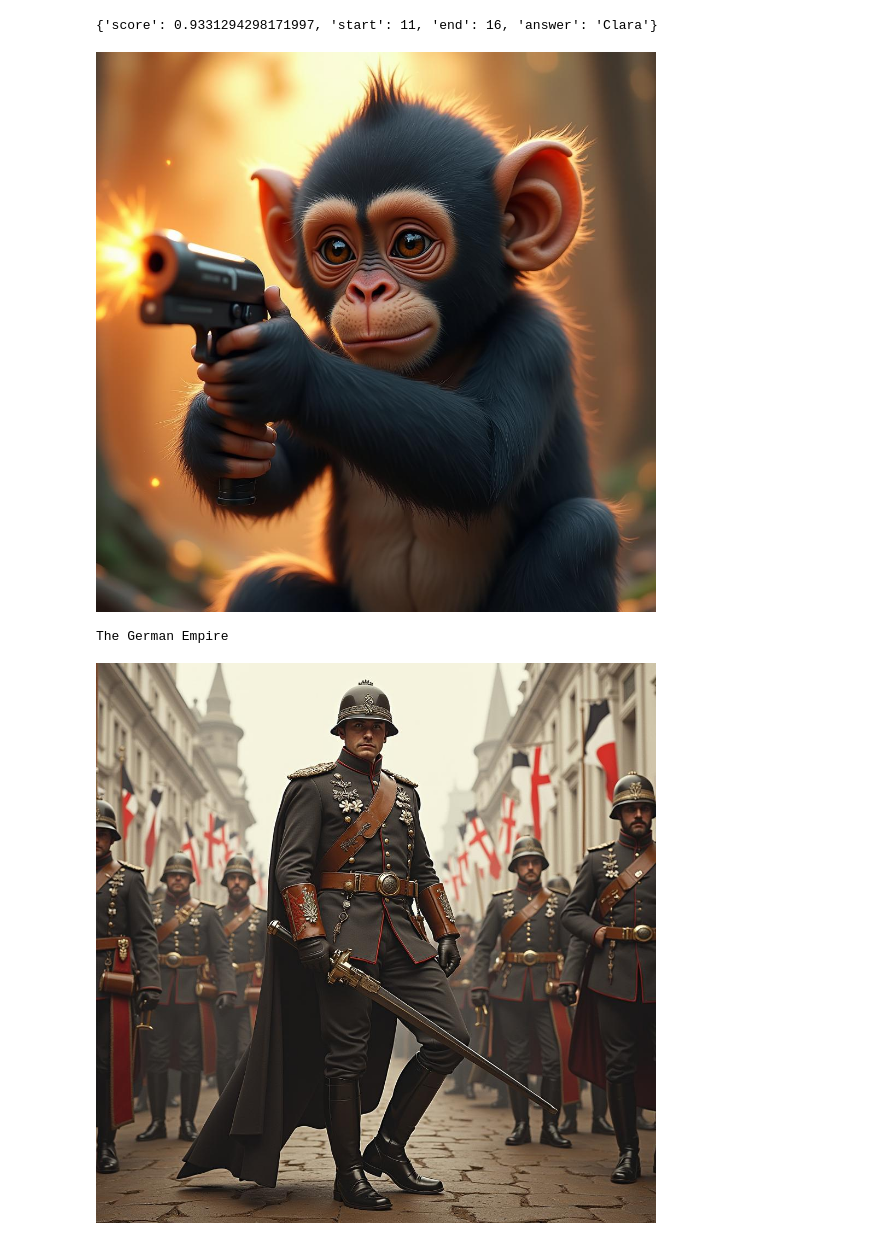
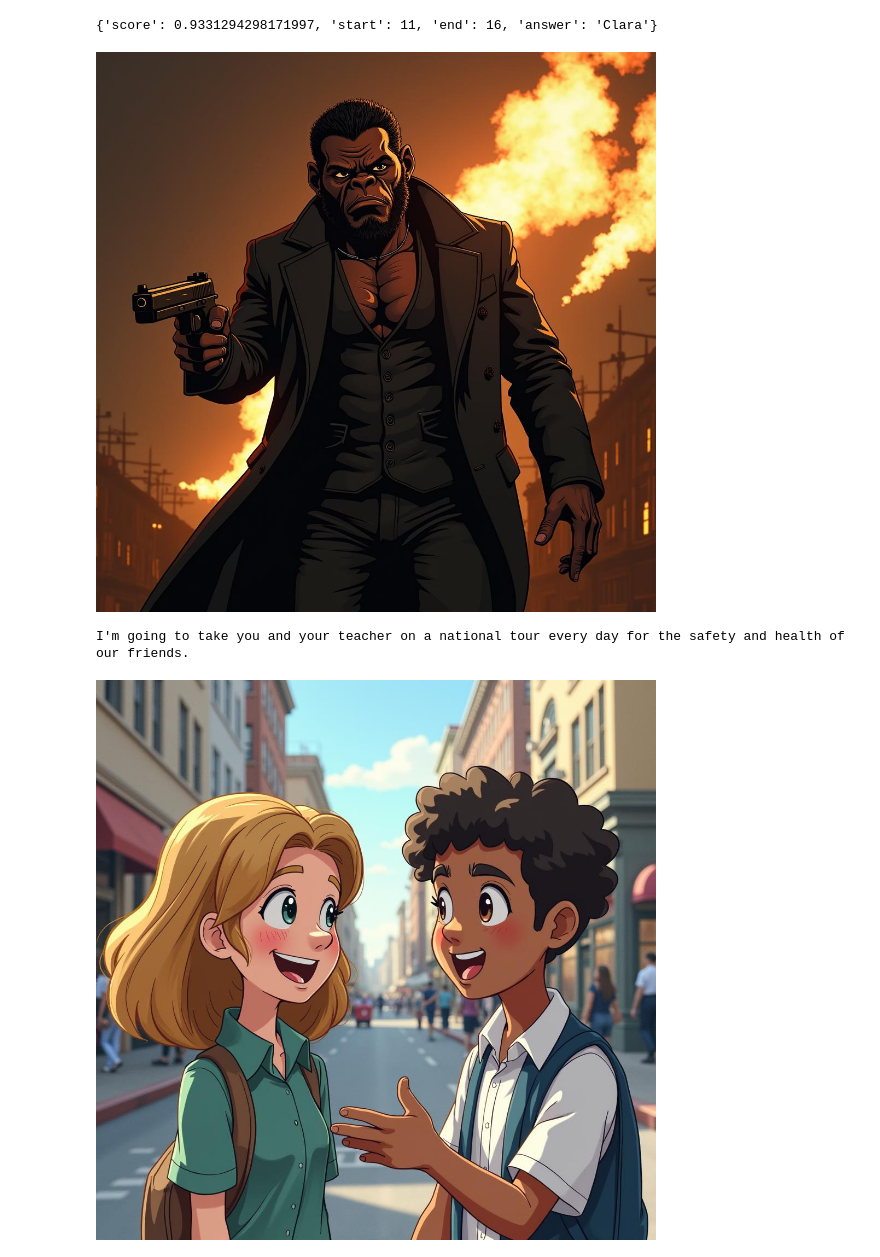
Before and after one commit to kimkinghyeon/18_DEEP_LEARNING, a Jupyter notebook: 02_huggingface/03_inference_api.ipynb, the cells around one changed output. Drawn from its saved outputs; the diff is of its cells as text; code cells hidden in the pictures.

```diff
--- a/02_huggingface/03_inference_api.ipynb
+++ b/02_huggingface/03_inference_api.ipynb
@@ -35,7 +35,7 @@ def query(payload):
 	response = requests.post(API_URL, headers=headers, json=payload)
 	return response.content
 image_bytes = query({
-	"inputs": "monkey gunfire",
+	"inputs": "mafia kingkong is gunfire",
 })
 # You can access the image with PIL.Image for example
 import io
@@ -44,7 +44,7 @@ image = Image.open(io.BytesIO(image_bytes))
 
 image
 # %% [output]
-[figure, old version]
+[figure, new version]
 # %%
 from transformers import pipeline
 import requests
@@ -81,33 +81,33 @@ translator = pipeline(
     device=-1,  # CPU에서 실행
     src_lang='kor_Hang',
     tgt_lang='eng_Latn',
     max_length=512
 )
 
 # 번역할 텍스트
-text = '독일제국'
+text = '우리 친구들의 안전과 건강을 위해 선생님과 매일 매일 국어 여행을 떠나도록 한다.'
 
 # 번역 수행
 output = translator(text, max_length=512)
 translated_text = output[0]['translation_text']
 print(translated_text)
 
 # Hugging Face API를 통한 이미지 생성
 API_URL = "https://api-inference.huggingface.co/models/black-forest-labs/FLUX.1-dev"
 headers = {"Authorization": f"Bearer {token}"}
 
 def query(payload):
     response = requests.post(API_URL, headers=headers, json=payload)
     return response.content
 
 image_bytes = query({
     "inputs": translated_text,
 })
 
 # 이미지 표시
 image = Image.open(io.BytesIO(image_bytes))
 
 image
 # %% [output]
-The German Empire
+I'm going to take you and your teacher on a national tour every day for the safety and health of our friends.
-[figure, old version]
+[figure, new version]
```
Also changed, not shown: parts of 3 cells of this notebook, 10 other files.
